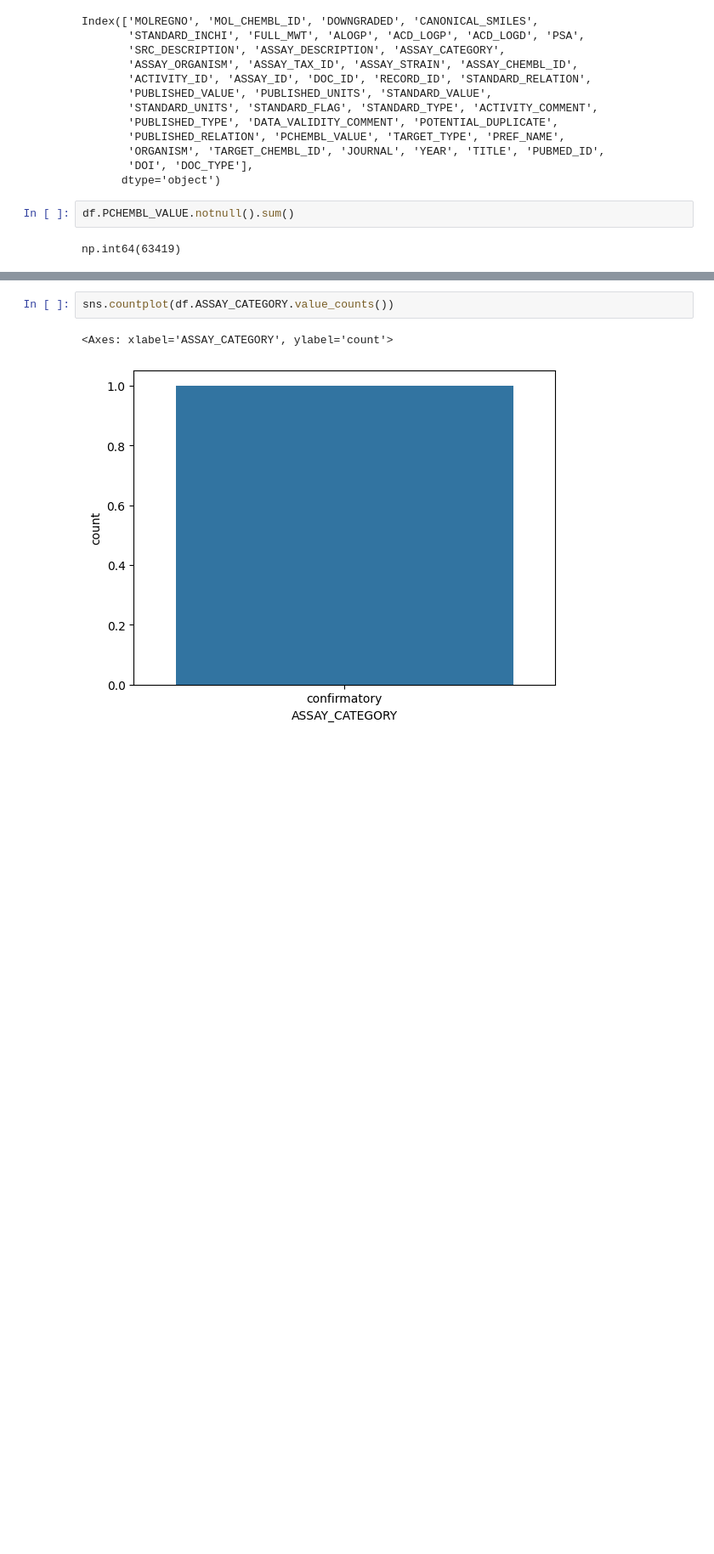
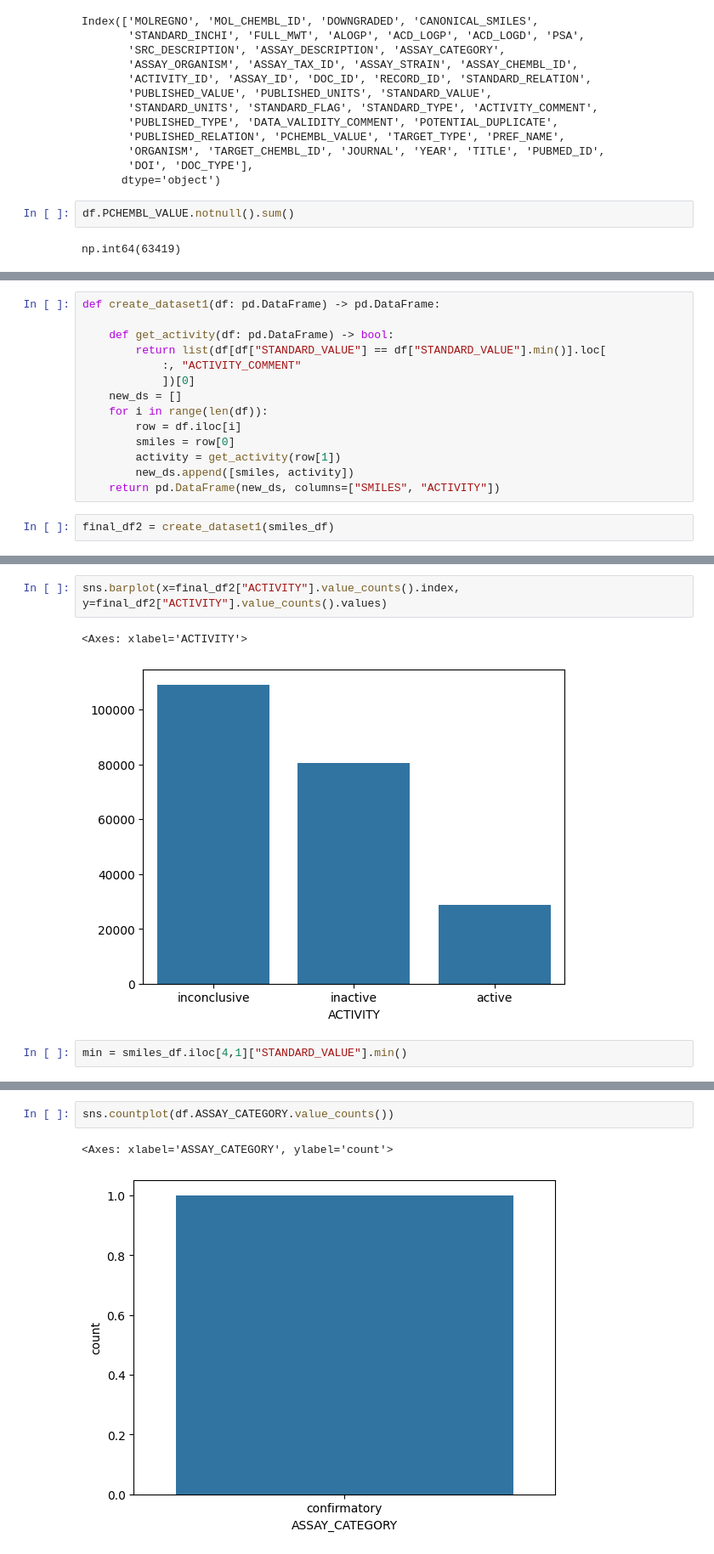
Before and after one commit to ajalamarvellous/de-novo-design-malaria, a Jupyter notebook: notebooks/process_data.ipynb, the cells around one changed output, grey strips where cells are left out. Shown at 85% size. Cells and saved outputs as stored; diff of their text form; blank space fills up the shorter version.

```diff
--- a/notebooks/process_data.ipynb
+++ b/notebooks/process_data.ipynb
@@ -67,0 +429,16 @@ np.int64(63419)
+# %%
+def create_dataset1(df: pd.DataFrame) -> pd.DataFrame:
+
+    def get_activity(df: pd.DataFrame) -> bool:
+        return list(df[df["STANDARD_VALUE"] == df["STANDARD_VALUE"].min()].loc[
+            :, "ACTIVITY_COMMENT"
+            ])[0]
+    new_ds = []
+    for i in range(len(df)):
+        row = df.iloc[i]
+        smiles = row[0]
+        activity = get_activity(row[1])
+        new_ds.append([smiles, activity])
+    return pd.DataFrame(new_ds, columns=["SMILES", "ACTIVITY"])
+# %%
+final_df2 = create_dataset1(smiles_df)
@@ -67,0 +457,7 @@ np.int64(63419)
+# %%
+sns.barplot(x=final_df2["ACTIVITY"].value_counts().index, y=final_df2["ACTIVITY"].value_counts().values)
+# %% [output]
+<Axes: xlabel='ACTIVITY'>
+[figure, added]
+# %%
+min = smiles_df.iloc[4,1]["STANDARD_VALUE"].min()
```
Also changed, not shown: parts of 187 cells of this notebook, 1 other file.
